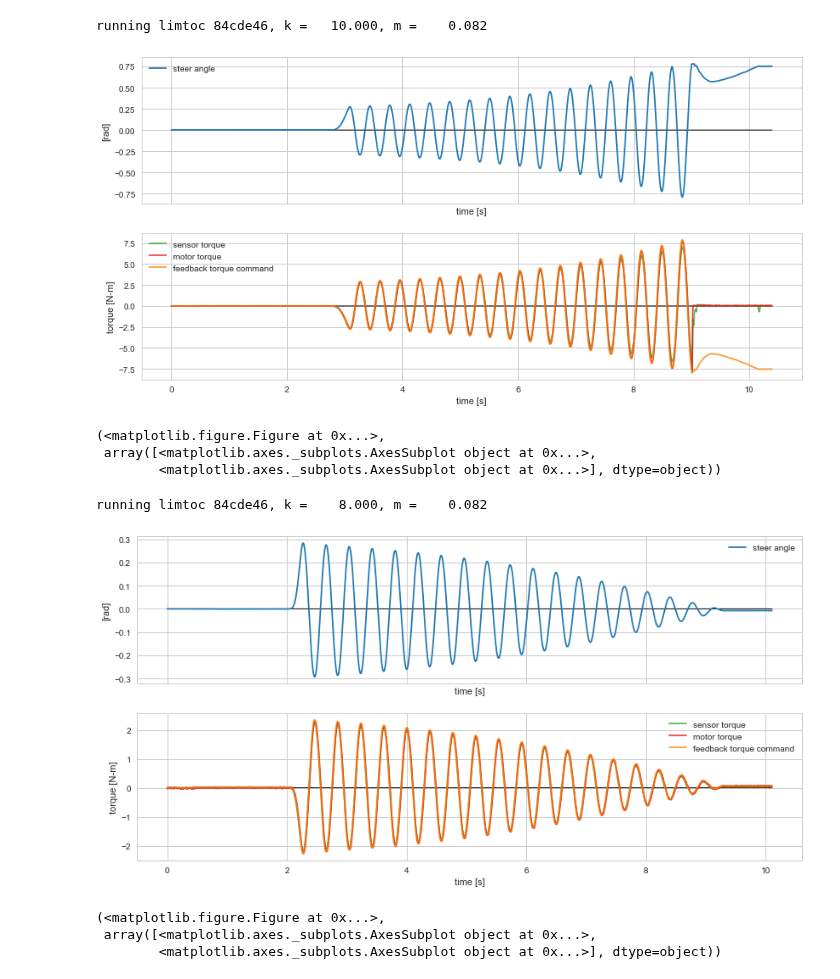
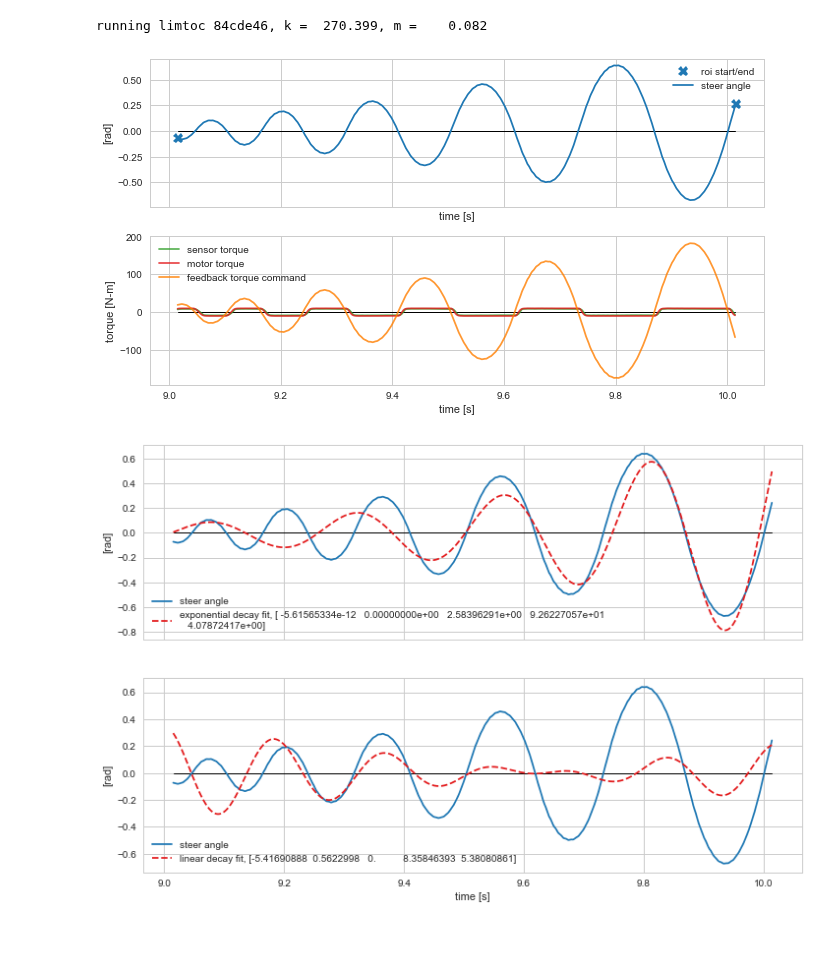
Before and after one commit to oliverlee/phobos, a Jupyter notebook: projects/limtoc/plot_stiffness_damping.ipynb, the cells around one changed output. Drawn from its saved outputs; the diff is of its cells as text; code cells hidden in the pictures; blank space fills up the shorter version.

```diff
--- a/projects/limtoc/plot_stiffness_damping.ipynb
+++ b/projects/limtoc/plot_stiffness_damping.ipynb
@@ -87,18 +75,10 @@ running limtoc 84cde46, k =  270.399, m =    0.082
-# %%
-data = load_log('k10m_.log.gz')
-plot_log(data)
-# %% [output]
-running limtoc 84cde46, k =   10.000, m =    0.082
-[figure, removed]
-(<matplotlib.figure.Figure at 0x...>,
- array([<matplotlib.axes._subplots.AxesSubplot object at 0x...>,
-        <matplotlib.axes._subplots.AxesSubplot object at 0x...>], dtype=object))
-# %%
-data = load_log('k8m_.log.gz')
-plot_log(data)
-# %% [output]
-running limtoc 84cde46, k =    8.000, m =    0.082
-[figure, removed]
-(<matplotlib.figure.Figure at 0x...>,
- array([<matplotlib.axes._subplots.AxesSubplot object at 0x...>,
-        <matplotlib.axes._subplots.AxesSubplot object at 0x...>], dtype=object))
+# %%
+data = load_log('k270m_.log.gz')
+fig, axes, roi = plot_log(data)
+i0, i1 = roi
+fit = calculate_fit(data[i0:i1])
+fig, ax = plot_fit(data[i0:i1], fit)
+# %% [output]
+running limtoc 84cde46, k =  270.399, m =    0.082
+[figure, added]
+[figure, added]
```
Also changed, not shown: parts of 6 cells of this notebook, 1 other file.
